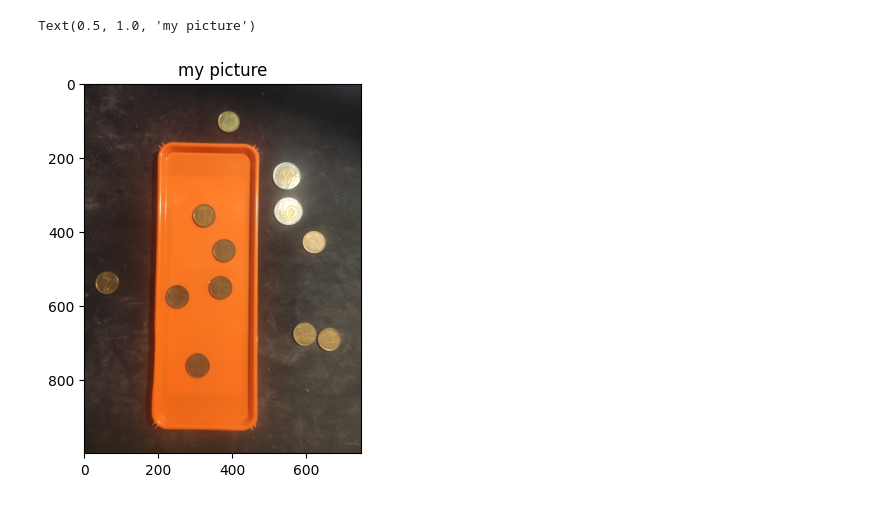
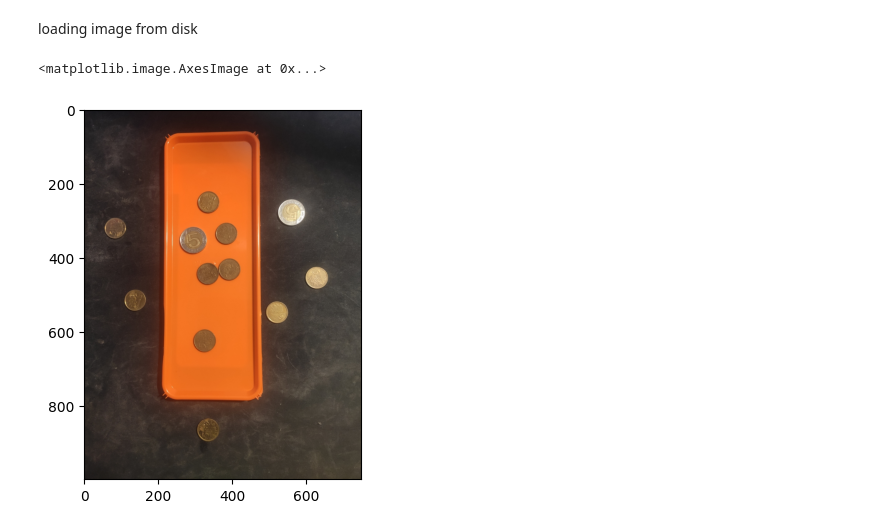
Before and after one commit to JeremiJL/WMA, a Jupyter notebook: projects/project_02/task.ipynb, the cells around one changed output. Saved outputs shown, nothing was run; the diff lists cells and outputs as text; code cells hidden in the pictures.

```diff
--- a/projects/project_02/task.ipynb
+++ b/projects/project_02/task.ipynb
@@ -1,17 +27,25 @@
+# %% [markdown]
+loading image from disk
 # %%
 import cv2 as cv
 import sys
+
+import numpy as np
 from matplotlib import pyplot as plt
 
-img = cv.imread(cv.samples.findFile("resources/tray1.jpg"))
+def get_original_image():
+    image = cv.imread(cv.samples.findFile("resources/tray2.jpg"))
 
-if img is None:
-    sys.exit("Could not read the image.")
+    if image is None:
+        sys.exit("Could not read the image.")
 
-converted_for_display = cv.cvtColor(img, cv.COLOR_BGR2RGB)
+    return image
+
+original_image = get_original_image()
+
+converted_for_display = cv.cvtColor(original_image, cv.COLOR_BGR2RGB)
 
 plt.imshow(converted_for_display)
-plt.title('my picture')
 # %% [output]
-Text(0.5, 1.0, 'my picture')
+<matplotlib.image.AxesImage at 0x...>
-[figure, old version]
+[figure, new version]
```
Also changed, not shown: parts of 15 cells of this notebook, 1 other file.
